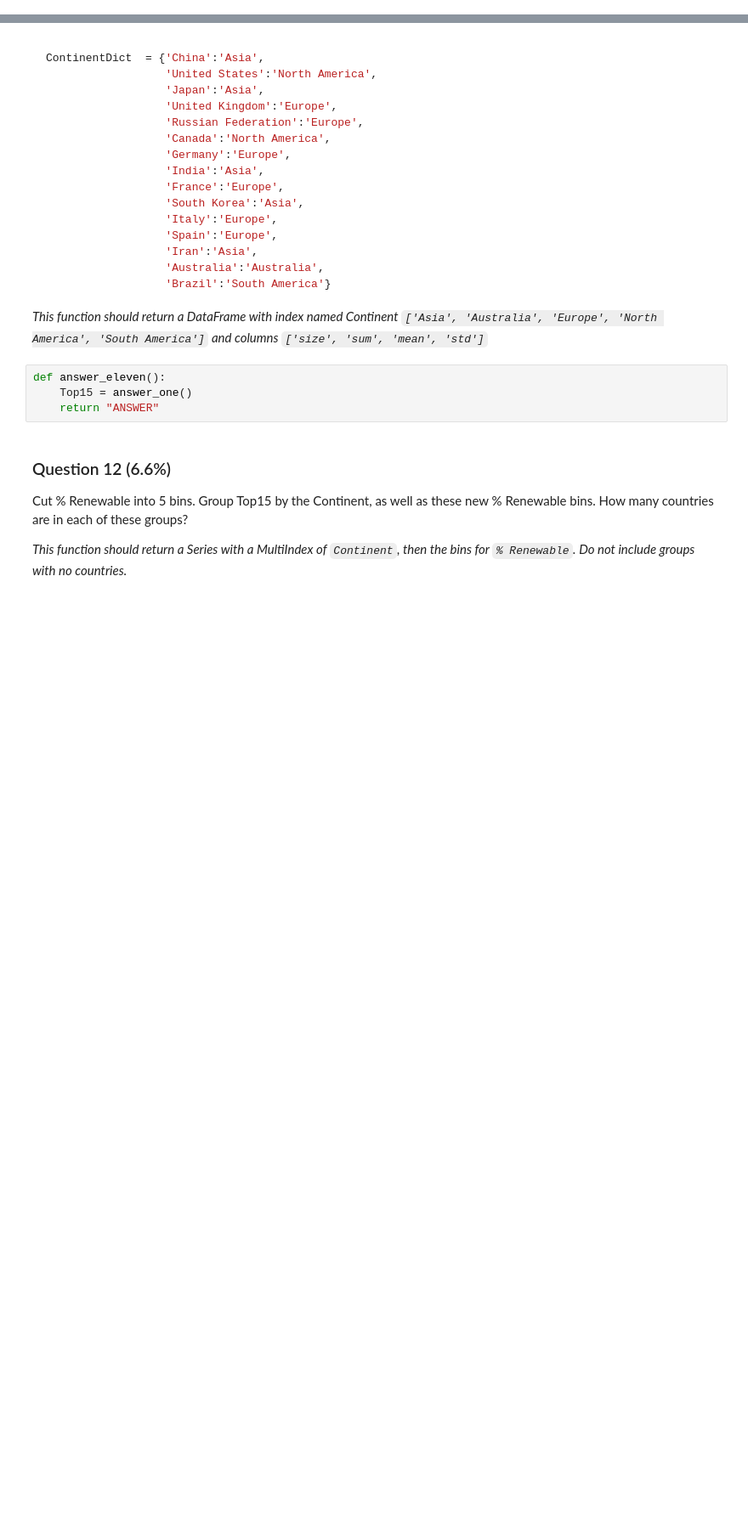
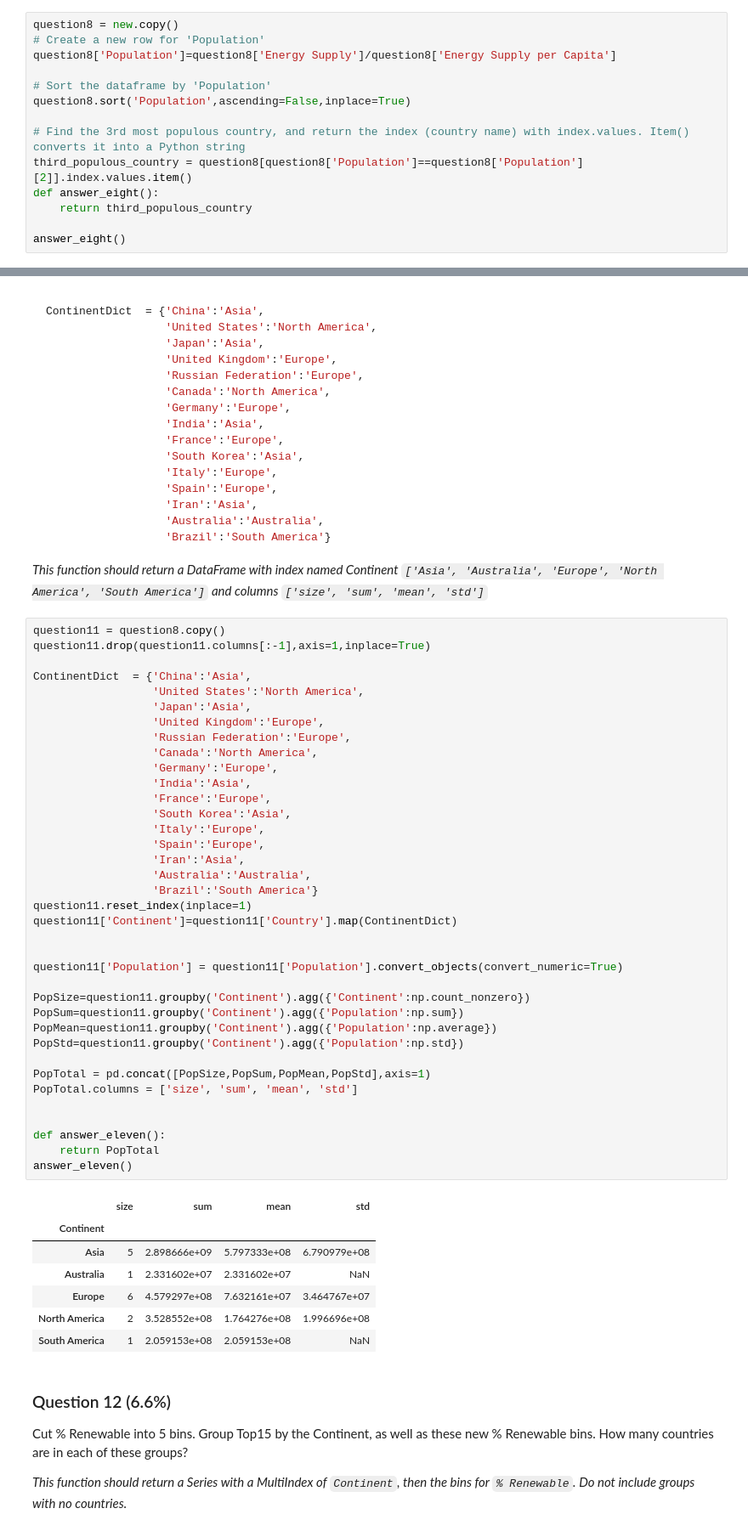
Before and after one commit to yanniey/Coursera_Intro_to_Data_Science_with_Python, a Jupyter notebook: Week3/Assignment - Week 3/Assignment+3.ipynb, the cells around one changed output, grey strips where cells are left out. Shown: that part at 85% size. Saved outputs shown, nothing was run; the diff lists cells and outputs as text; blank space fills up the shorter version.

````diff
--- a/Week3/Assignment - Week 3/Assignment+3.ipynb
+++ b/Week3/Assignment - Week 3/Assignment+3.ipynb
@@ -246,0 +307,14 @@ def answer_eight():
+# %%
+question8 = new.copy()
+# Create a new row for 'Population'
+question8['Population']=question8['Energy Supply']/question8['Energy Supply per Capita']
+
+# Sort the dataframe by 'Population'
+question8.sort('Population',ascending=False,inplace=True)
+
+# Find the 3rd most populous country, and return the index (country name) with index.values. Item() converts it into a Python string
+third_populous_country = question8[question8['Population']==question8['Population'][2]].index.values.item()
+def answer_eight():
+    return third_populous_country
+
+answer_eight()
@@ -299,10 +413,51 @@ ContinentDict  = {'China':'Asia',
 ```
 
 *This function should return a DataFrame with index named Continent `['Asia', 'Australia', 'Europe', 'North America', 'South America']` and columns `['size', 'sum', 'mean', 'std']`*
-# %%
-def answer_eleven():
-    Top15 = answer_one()
-    return "ANSWER"
+# %%
+question11 = question8.copy()
+question11.drop(question11.columns[:-1],axis=1,inplace=True)
+
+ContinentDict  = {'China':'Asia',
+                  'United States':'North America',
+                  'Japan':'Asia',
+                  'United Kingdom':'Europe',
+                  'Russian Federation':'Europe',
+                  'Canada':'North America',
+                  'Germany':'Europe',
+                  'India':'Asia',
+                  'France':'Europe',
+                  'South Korea':'Asia',
+                  'Italy':'Europe',
+                  'Spain':'Europe',
+                  'Iran':'Asia',
+                  'Australia':'Australia',
+                  'Brazil':'South America'}
+question11.reset_index(inplace=1)
+question11['Continent']=question11['Country'].map(ContinentDict)
+
+
+question11['Population'] = question11['Population'].convert_objects(convert_numeric=True)
+
+PopSize=question11.groupby('Continent').agg({'Continent':np.count_nonzero})
+PopSum=question11.groupby('Continent').agg({'Population':np.sum})
+PopMean=question11.groupby('Continent').agg({'Population':np.average})
+PopStd=question11.groupby('Continent').agg({'Population':np.std})
+
+PopTotal = pd.concat([PopSize,PopSum,PopMean,PopStd],axis=1)
+PopTotal.columns = ['size', 'sum', 'mean', 'std']
+
+
+def answer_eleven():
+    return PopTotal
+answer_eleven()
+# %% [output]
+|  | size | sum | mean | std |
+| Continent |  |  |  |  |
+| Asia | 5 | 2.898666e+09 | 5.797333e+08 | 6.790979e+08 |
+| Australia | 1 | 2.331602e+07 | 2.331602e+07 | NaN |
+| Europe | 6 | 4.579297e+08 | 7.632161e+07 | 3.464767e+07 |
+| North America | 2 | 3.528552e+08 | 1.764276e+08 | 1.996696e+08 |
+| South America | 1 | 2.059153e+08 | 2.059153e+08 | NaN |
 # %% [markdown]
 ### Question 12 (6.6%)
 Cut % Renewable into 5 bins. Group Top15 by the Continent, as well as these new % Renewable bins. How many countries are in each of these groups?
````
Also changed, not shown: parts of 21 cells of this notebook, 1 other file.
